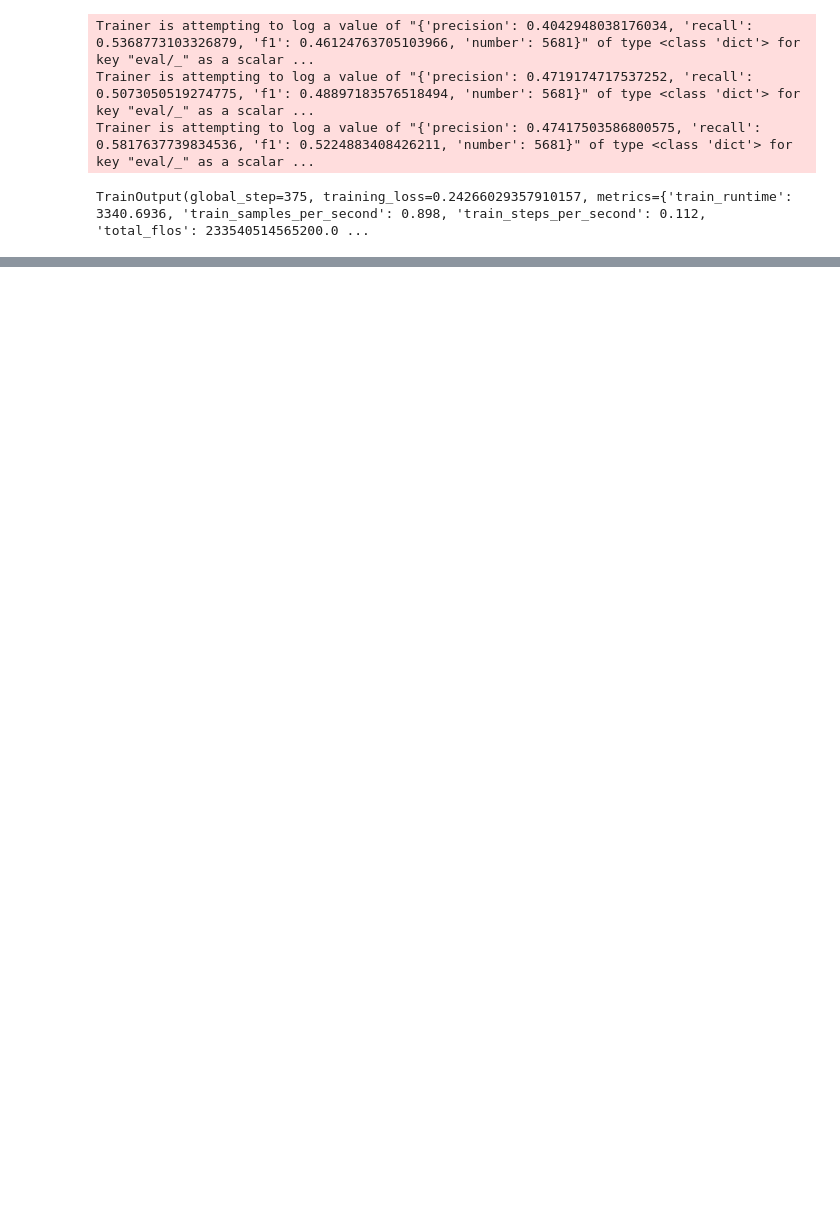
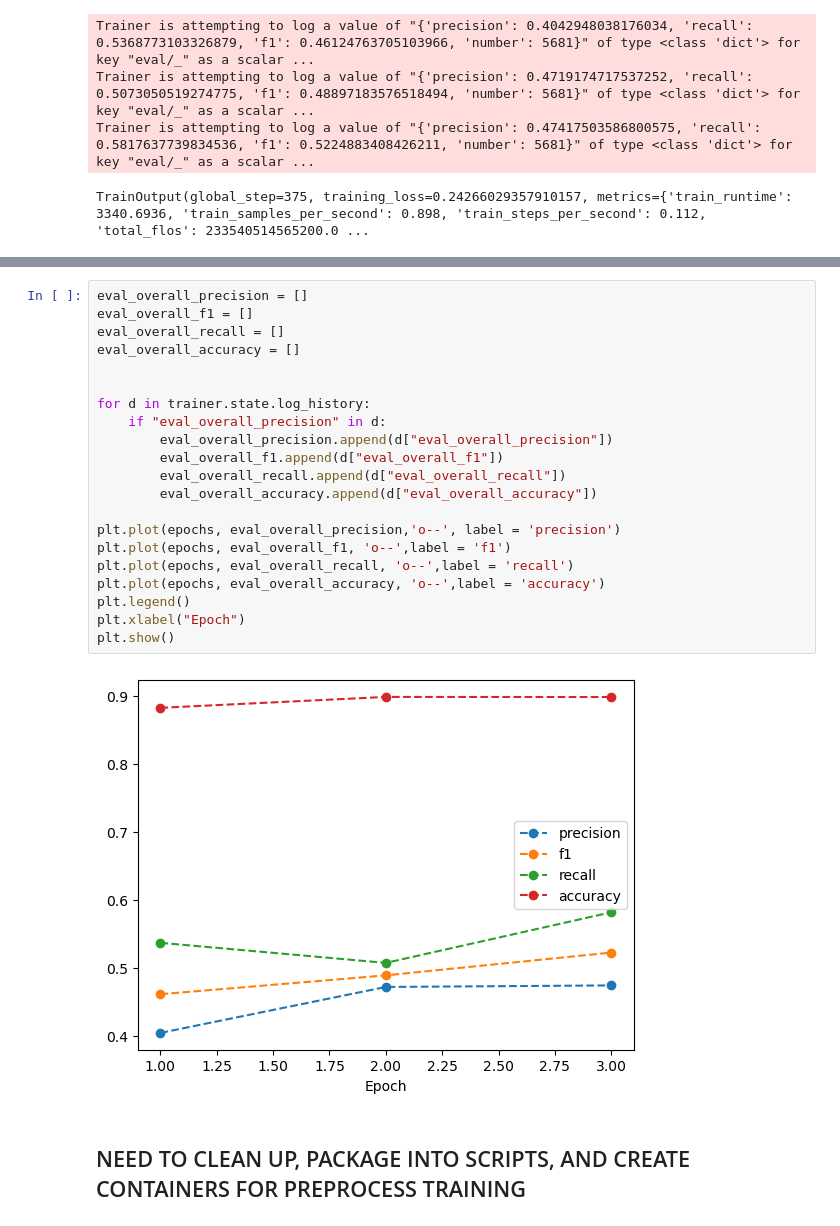
Before and after one commit to casgari/AC215_G4, a Jupyter notebook: notebooks/initial_model_construction.ipynb, the cells around one changed output, grey strips where cells are left out. Saved outputs shown, nothing was run; the diff lists cells and outputs as text; blank space fills up the shorter version.

```diff
--- a/notebooks/initial_model_construction.ipynb
+++ b/notebooks/initial_model_construction.ipynb
@@ -242,0 +259,25 @@ TrainOutput(global_step=375, training_loss=0.24266029357910157, metrics={'train_
+# %%
+eval_overall_precision = []
+eval_overall_f1 = []
+eval_overall_recall = []
+eval_overall_accuracy = []
+
+
+for d in trainer.state.log_history:
+    if "eval_overall_precision" in d:
+        eval_overall_precision.append(d["eval_overall_precision"])
+        eval_overall_f1.append(d["eval_overall_f1"])
+        eval_overall_recall.append(d["eval_overall_recall"])
+        eval_overall_accuracy.append(d["eval_overall_accuracy"])
+
+plt.plot(epochs, eval_overall_precision,'o--', label = 'precision')
+plt.plot(epochs, eval_overall_f1, 'o--',label = 'f1')
+plt.plot(epochs, eval_overall_recall, 'o--',label = 'recall')
+plt.plot(epochs, eval_overall_accuracy, 'o--',label = 'accuracy')
+plt.legend()
+plt.xlabel("Epoch")
+plt.show()
+# %% [output]
+[figure, added]
+# %% [markdown]
+## NEED TO CLEAN UP, PACKAGE INTO SCRIPTS, AND CREATE CONTAINERS FOR PREPROCESS TRAINING
```
Also changed, not shown: parts of 2 cells of this notebook.
